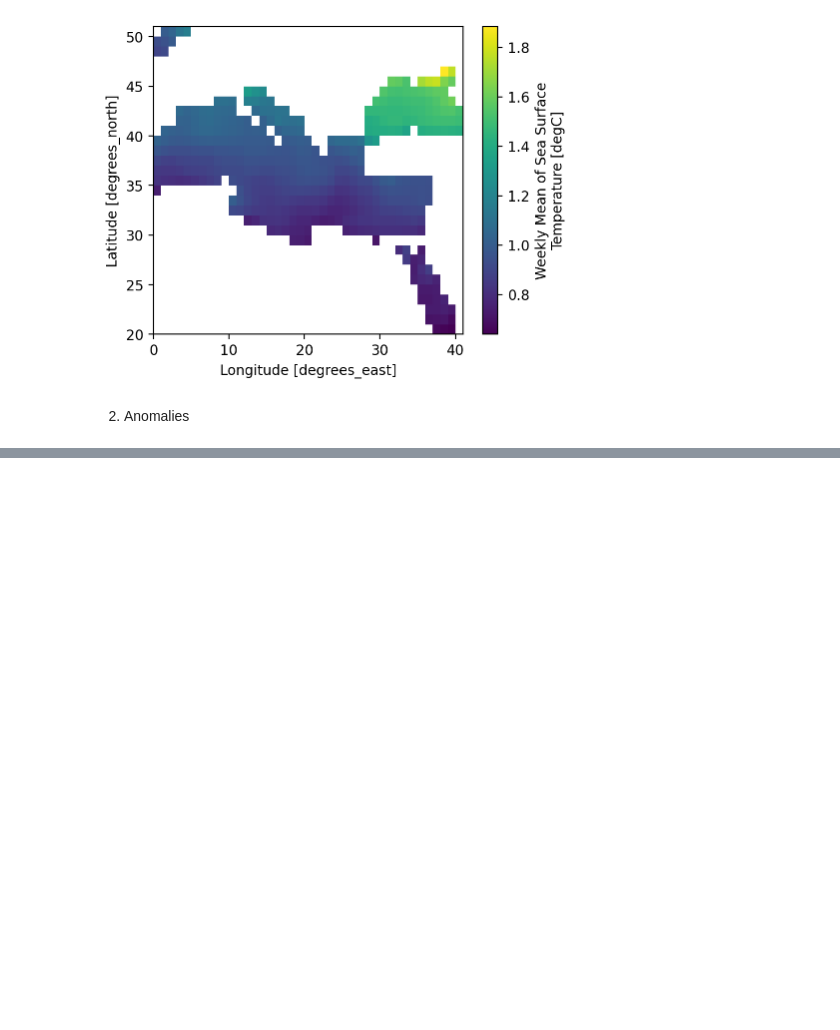
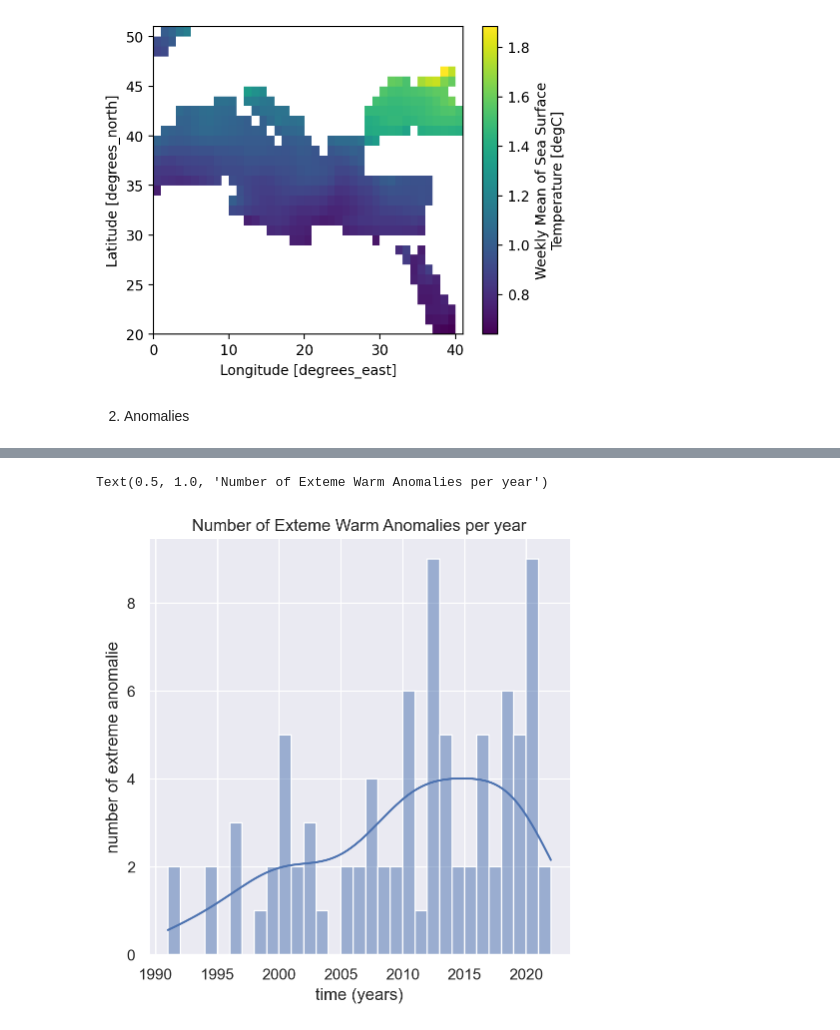
Before and after one commit to lucieDLE/MHW-Detection, a Jupyter notebook: src/notebook/analysis_mediteranean.ipynb, the cells around one changed output, grey strips where cells are left out. Drawn from its saved outputs; the diff is of its cells as text; code cells hidden in the pictures; blank space fills up the shorter version.

```diff
--- a/src/notebook/analysis_mediteranean.ipynb
+++ b/src/notebook/analysis_mediteranean.ipynb
@@ -175,0 +206,23 @@ Text(0.5, 0, 'Time (months)')
+# %%
+df = pd.DataFrame(data={'anomalies': y[:,0],
+                        'time': weighted_anom.time.dt.year},)
+
+df = df.loc[df['time']!=2023] # only one month recorded
+# %%
+sns.set_theme(style="darkgrid")
+
+# df['q90'] = (df['anomalies'] > q90).astype(int)*df['anomalies']
+df['q95'] = (df['anomalies'] > q95).astype(int)
+
+# df['q10'] = (df['anomalies'] < q10).astype(int)*df['anomalies']
+# df['q05'] = (df['anomalies'] < q05).astype(int)*df['anomalies']
+# %%
+df_sel = df.loc[df['q95'] == 1]
+# %%
+ax=sns.displot(data = df_sel, x = 'time', binwidth=1, kde=True, height=5)
+ax.set_xlabels('time (years)')
+ax.set_ylabels('number of extreme anomalie')
+plt.title('Number of Exteme Warm Anomalies per year')
+# %% [output]
+Text(0.5, 1.0, 'Number of Exteme Warm Anomalies per year')
+[figure, added]
```
Also changed, not shown: parts of 14 cells of this notebook.
